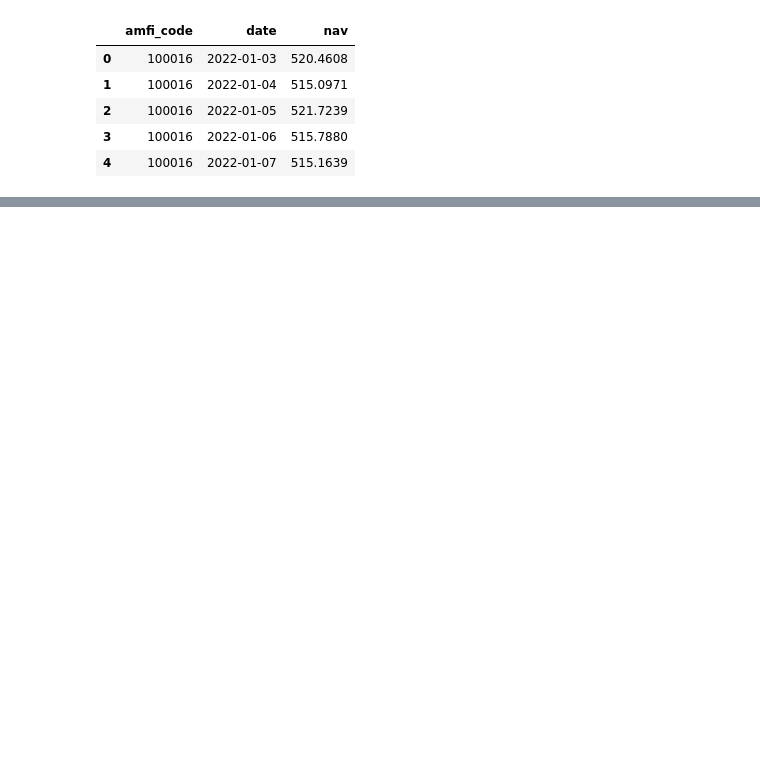
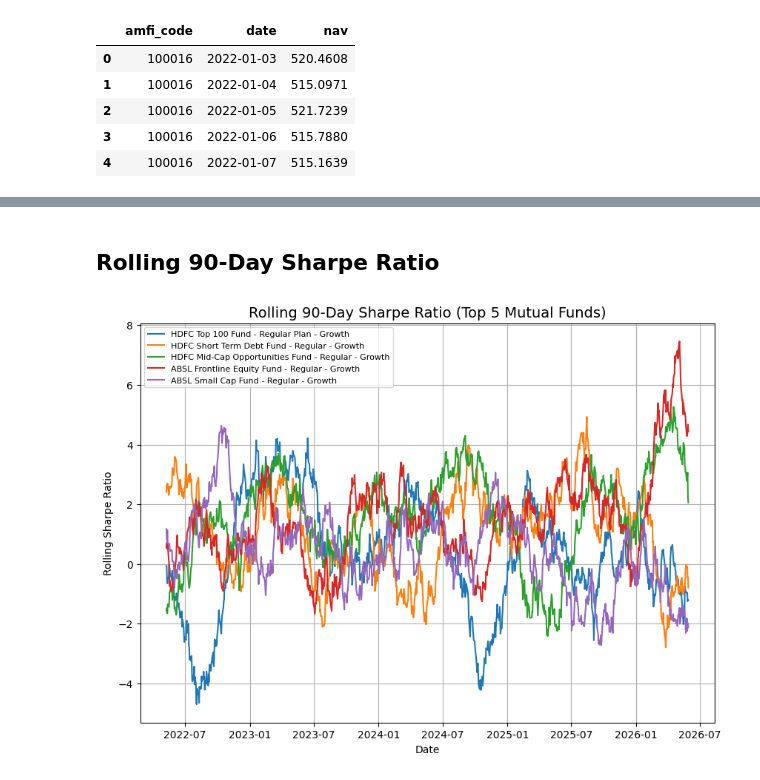
Before and after one commit to nuha-khan/Mutual_Fund_Analysis, a Jupyter notebook: notebooks/Advanced_Analytics.ipynb, the cells around one changed output, grey strips where cells are left out. Cells and saved outputs as stored; diff of their text form; code cells hidden in the pictures; blank space fills up the shorter version.

```diff
--- a/notebooks/Advanced_Analytics.ipynb
+++ b/notebooks/Advanced_Analytics.ipynb
@@ -4,3 +4,12 @@
 This notebook presents advanced analytics on mutual fund data using Python and Pandas. It covers risk analysis, fund performance, investor behavior, portfolio concentration, and a simple fund recommendation system to derive meaningful financial insights.
 # %%
 import pandas as pd
+import numpy as np
+
+import matplotlib.pyplot as plt
+
+nav = pd.read_csv("../data/processed/nav_history_cleaned.csv")
+fund_master = pd.read_csv("../data/processed/fund_master_cleaned.csv")
+transactions = pd.read_csv("../data/processed/transactions_cleaned.csv")
+scorecard = pd.read_csv("../data/processed/fund_scorecard.csv")
+portfolio = pd.read_csv("../data/processed/portfolio_holdings_cleaned.csv")
@@ -16,4 +27,5 @@ nav.head()
 | 3 | 100016 | 2022-01-06 | 515.7880 |
 | 4 | 100016 | 2022-01-07 | 515.1639 |
 # %%
-nav.groupby("amfi_code")
+nav['daily_return'] = (nav.groupby('amfi_code')['nav'].pct_change())
+nav = nav.dropna(subset=['daily_return'])
@@ -21,0 +56,33 @@ nav.groupby("amfi_code")
+# %% [markdown]
+## Rolling 90-Day Sharpe Ratio
+# %%
+fund_master = fund_master[['amfi_code', 'scheme_name']]
+nav = nav.merge(fund_master, on='amfi_code', how='left')
+top5 = nav['amfi_code'].unique()[:5]
+# %%
+plt.figure(figsize=(10,7))
+
+# Calculate Rolling Sharpe Ratio
+for code in top5:
+    fund = nav[nav['amfi_code'] == code].copy()
+
+    rolling_mean = fund['daily_return'].rolling(window=90).mean()
+    rolling_std = fund['daily_return'].rolling(window=90).std()
+
+    fund['rolling_sharpe'] = (rolling_mean / rolling_std) * np.sqrt(252)
+
+    scheme = fund['scheme_name'].iloc[0]
+
+    plt.plot(fund['date'], fund['rolling_sharpe'], label=scheme)
+
+plt.title("Rolling 90-Day Sharpe Ratio (Top 5 Mutual Funds)", fontsize=14)
+plt.xlabel("Date")
+plt.ylabel("Rolling Sharpe Ratio")
+plt.legend(fontsize=8)
+plt.grid(True)
+
+plt.savefig("../reports/charts/rolling_sharpe_chart.png", dpi=300)
+
+plt.show()
+# %% [output]
+[figure, added]
```
Also changed, not shown: parts of 22 cells of this notebook, 10 other files.
